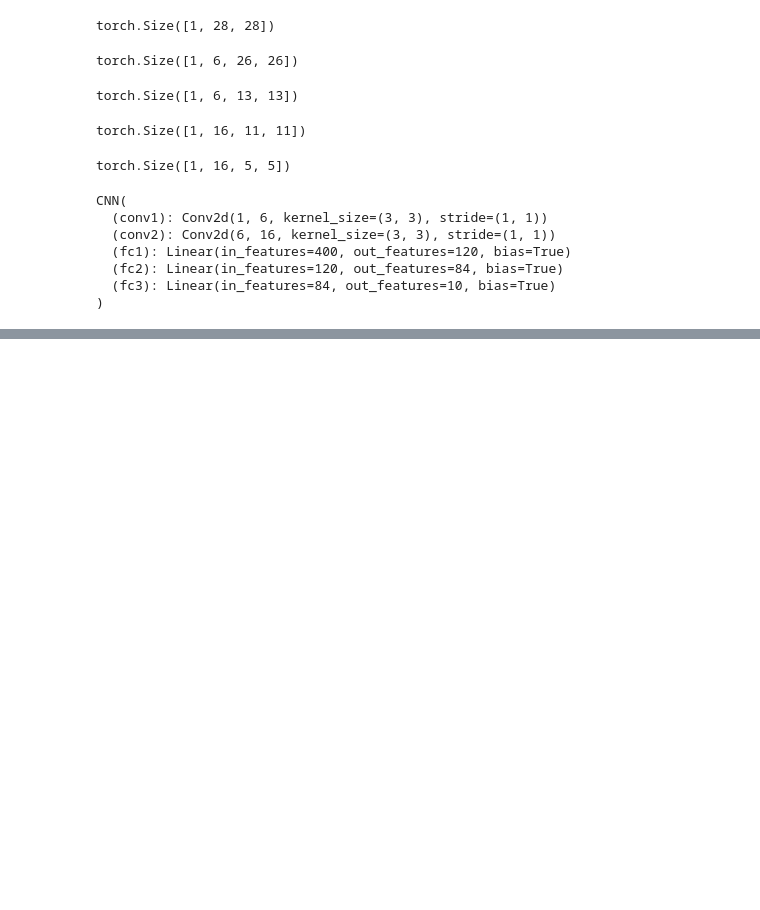
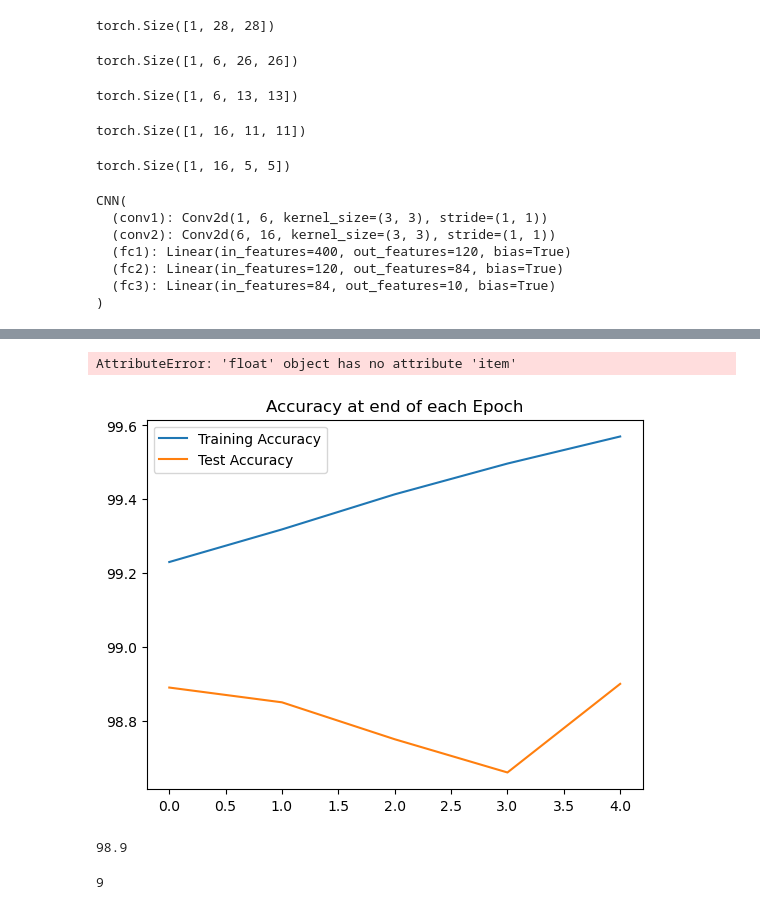
Before and after one commit to stevohuncho/Torch-NNs, a Jupyter notebook: basic-torch-cnn.ipynb, the cells around one changed output, grey strips where cells are left out. Drawn from its saved outputs; the diff is of its cells as text; code cells hidden in the pictures; blank space fills up the shorter version.

```diff
--- a/basic-torch-cnn.ipynb
+++ b/basic-torch-cnn.ipynb
@@ -105,9 +105,8 @@ class CNN(nn.Module):
         X  = X.view(-1, 16*5*5) # -1 so we can vary batch size
         # fully connected layers
         X = F.relu(self.fc1(X))
-        print("bruh")
         X = F.relu(self.fc2(X))
-        X = self.fc3(x)
+        X = self.fc3(X)
         return F.log_softmax(X, dim=1)
 # %%
 # create an instance of the model
@@ -156,7 +155,7 @@ for i in range(epoch):
         optimizer.step()
 
         # print results
-        if b%500 == 0:
+        if b%600 == 0:
             print(f'Epoch: {i} Batch: {b} Loss: {loss.item()}')
 
     train_losses.append(loss)
@@ -168,9 +167,9 @@ for i in range(epoch):
             y_val = model(X_test)
             predicted = torch.max(y_val.data, 1)[1] # adding correct predictions
             test_corr += (predicted == y_test).sum()
-    loss = criterion(y_pred, y_test)
-    test_losses.append(loss)
-    test_correct.append(test_corr)
+        loss = criterion(y_pred, y_test)
+        test_losses.append(loss)
+        test_correct.append(test_corr)
 
 stop_time = time.time()
 elapsed = stop_time - start_time
@@ -179,0 +195,18 @@ RuntimeError: mat1 and mat2 shapes cannot be multiplied (80x5 and 84x10)
+# %%
+# graph the loss at each epoch
+train_losses = [tl.item() for tl in train_losses]
+plt.plot(train_losses, label="Training Loss")
+plt.plot(test_losses, label="Test Loss")
+plt.title("Loss at Epoch")
+plt.legend()
+plt.show()
+# %% [output]
+AttributeError: 'float' object has no attribute 'item'
+# %%
+plt.plot([t/600 for t in train_correct], label="Training Accuracy")
+plt.plot([t/100 for t in test_correct], label="Test Accuracy")
+plt.title("Accuracy at end of each Epoch")
+plt.legend()
+plt.show()
+# %% [output]
+[figure, added]
@@ -179,0 +222,9 @@ RuntimeError: mat1 and mat2 shapes cannot be multiplied (80x5 and 84x10)
+# %%
+correct.item() / len(test_data) * 100
+# %% [output]
+98.9
+# %%
+# grab an image
+test_data[4143]
+# %% [output]
+9
```
Also changed, not shown: parts of 9 cells of this notebook.
